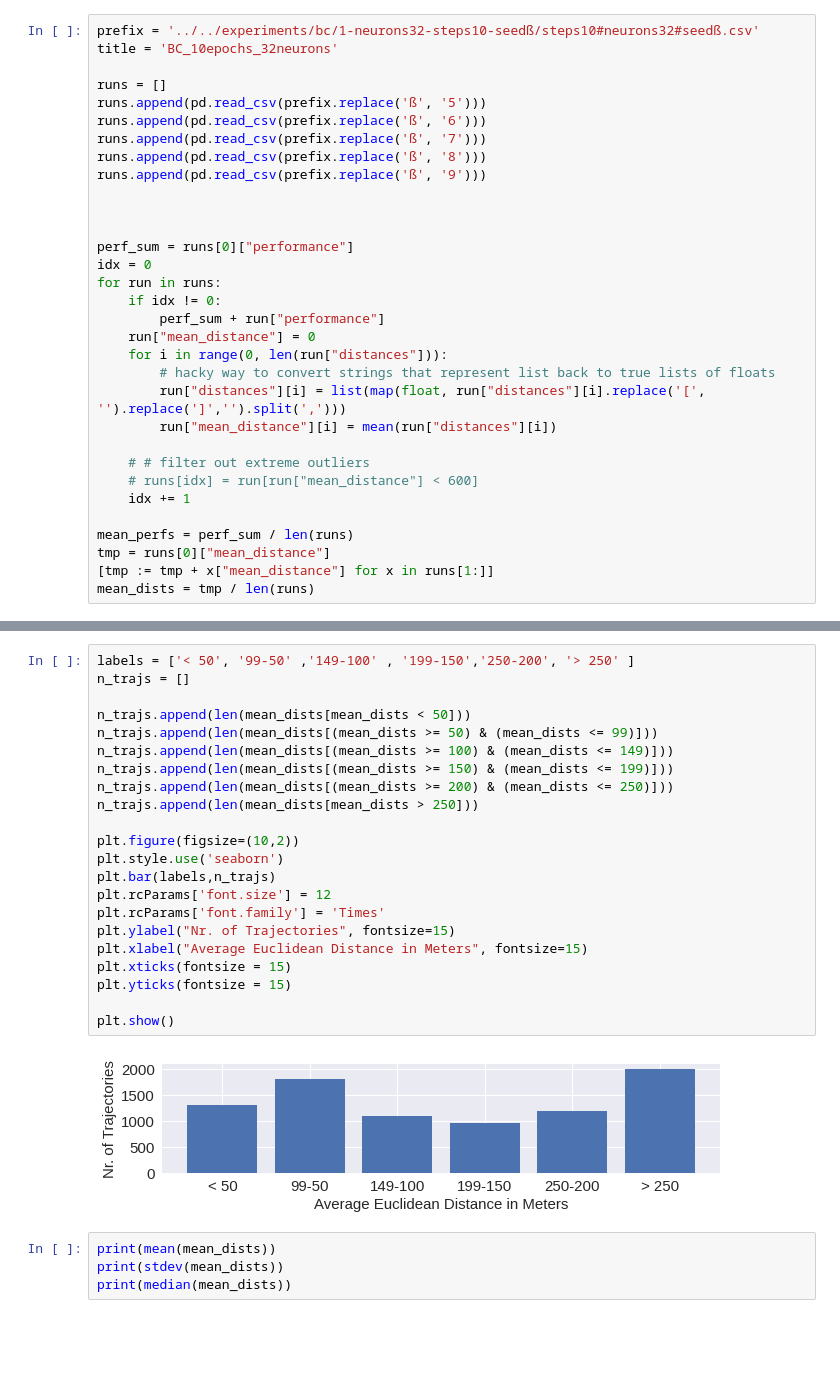
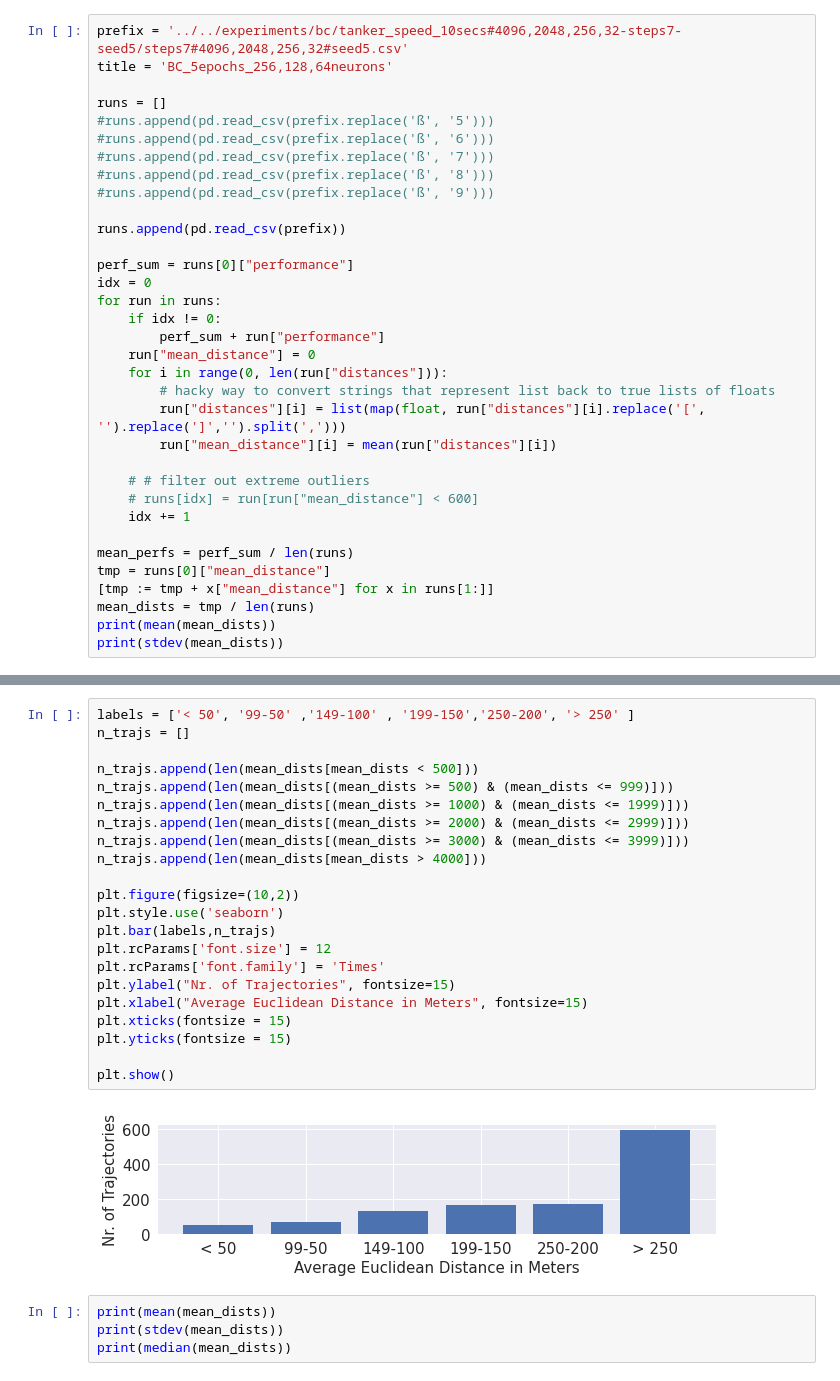
Before and after one commit to kono94/ship-path-prediction, a Jupyter notebook: deeprl/scripts/metrics.ipynb, the cells around one changed output, grey strips where cells are left out. Drawn from its saved outputs; the diff is of its cells as text; blank space fills up the shorter version.

```diff
--- a/deeprl/scripts/metrics.ipynb
+++ b/deeprl/scripts/metrics.ipynb
@@ -6,15 +10,15 @@ from statistics import mean, stdev, median
 # %%
-prefix = '../../experiments/bc/1-neurons32-steps10-seedß/steps10#neurons32#seedß.csv'
-title = 'BC_10epochs_32neurons'
+prefix = '../../experiments/bc/tanker_speed_10secs#4096,2048,256,32-steps7-seed5/steps7#4096,2048,256,32#seed5.csv'
+title = 'BC_5epochs_256,128,64neurons'
 
 runs = []
-runs.append(pd.read_csv(prefix.replace('ß', '5')))
-runs.append(pd.read_csv(prefix.replace('ß', '6')))
-runs.append(pd.read_csv(prefix.replace('ß', '7')))
-runs.append(pd.read_csv(prefix.replace('ß', '8')))
-runs.append(pd.read_csv(prefix.replace('ß', '9')))
+#runs.append(pd.read_csv(prefix.replace('ß', '5')))
+#runs.append(pd.read_csv(prefix.replace('ß', '6')))
+#runs.append(pd.read_csv(prefix.replace('ß', '7')))
+#runs.append(pd.read_csv(prefix.replace('ß', '8')))
+#runs.append(pd.read_csv(prefix.replace('ß', '9')))
 
-
+runs.append(pd.read_csv(prefix))
 
 perf_sum = runs[0]["performance"]
 idx = 0
@@ -35,4 +39,6 @@ mean_perfs = perf_sum / len(runs)
 tmp = runs[0]["mean_distance"]
 [tmp := tmp + x["mean_distance"] for x in runs[1:]]
 mean_dists = tmp / len(runs)
+print(mean(mean_dists))
+print(stdev(mean_dists))
 # %% [output]
@@ -47,27 +60,27 @@ See the caveats in the documentation: https://pandas.pydata.org/pandas-docs/stab
 # %%
 labels = ['< 50', '99-50' ,'149-100' , '199-150','250-200', '> 250' ]
 n_trajs = []
 
-n_trajs.append(len(mean_dists[mean_dists < 50]))
-n_trajs.append(len(mean_dists[(mean_dists >= 50) & (mean_dists <= 99)]))
-n_trajs.append(len(mean_dists[(mean_dists >= 100) & (mean_dists <= 149)]))
-n_trajs.append(len(mean_dists[(mean_dists >= 150) & (mean_dists <= 199)]))
-n_trajs.append(len(mean_dists[(mean_dists >= 200) & (mean_dists <= 250)]))
-n_trajs.append(len(mean_dists[mean_dists > 250]))
+n_trajs.append(len(mean_dists[mean_dists < 500]))
+n_trajs.append(len(mean_dists[(mean_dists >= 500) & (mean_dists <= 999)]))
+n_trajs.append(len(mean_dists[(mean_dists >= 1000) & (mean_dists <= 1999)]))
+n_trajs.append(len(mean_dists[(mean_dists >= 2000) & (mean_dists <= 2999)]))
+n_trajs.append(len(mean_dists[(mean_dists >= 3000) & (mean_dists <= 3999)]))
+n_trajs.append(len(mean_dists[mean_dists > 4000]))
 
 plt.figure(figsize=(10,2))
 plt.style.use('seaborn')
 plt.bar(labels,n_trajs)
 plt.rcParams['font.size'] = 12
 plt.rcParams['font.family'] = 'Times'
 plt.ylabel("Nr. of Trajectories", fontsize=15)
 plt.xlabel("Average Euclidean Distance in Meters", fontsize=15)
 plt.xticks(fontsize = 15)
 plt.yticks(fontsize = 15)
 
 plt.show()
 # %% [output]
-[figure, old version]
+[figure, new version]
 # %%
 print(mean(mean_dists))
 print(stdev(mean_dists))
```
Also changed, not shown: parts of 4 cells of this notebook, 10 other files.
